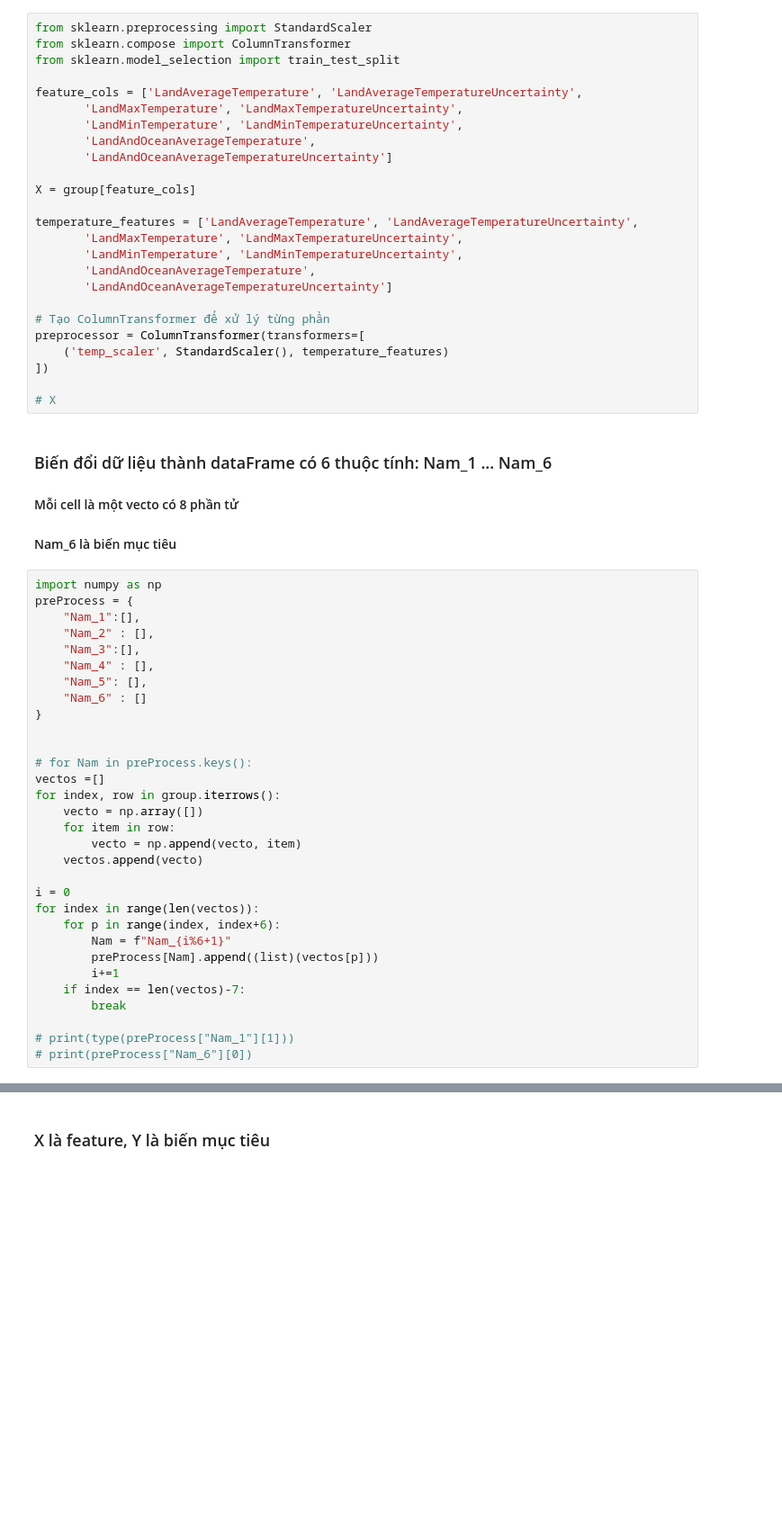
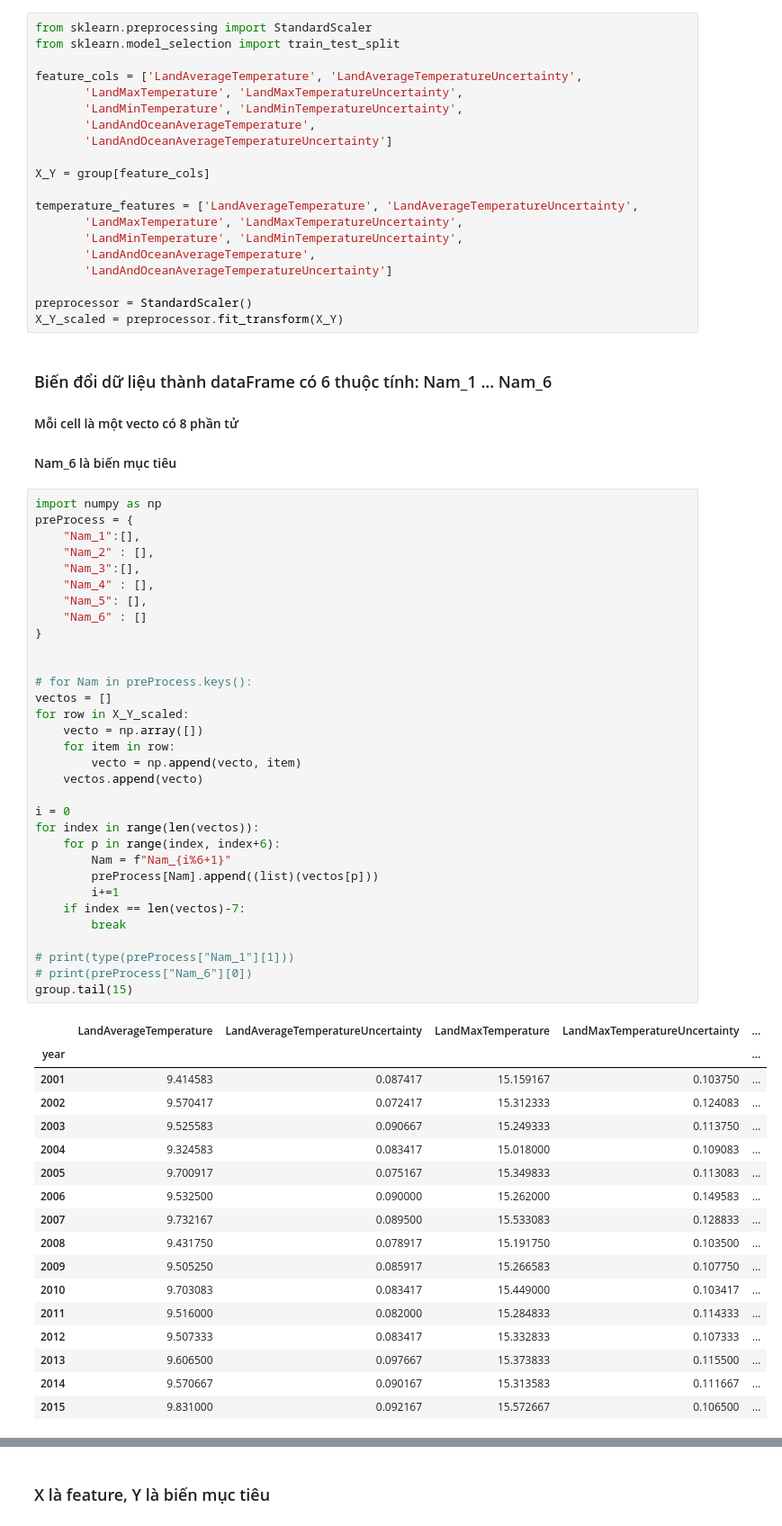
Before and after one commit to cloodei/planet, a Jupyter notebook: model/ptdl_planeheat.ipynb, the cells around one changed output, grey strips where cells are left out. Shown at 90% size. Drawn from its saved outputs; the diff is of its cells as text; blank space fills up the shorter version.

```diff
--- a/model/ptdl_planeheat.ipynb
+++ b/model/ptdl_planeheat.ipynb
@@ -60,7 +20,6 @@ group = df.groupby("year")[df.drop(columns="year").columns].mean()
 ### Chuẩn hóa dữ liệu bằng sklearn
 # %%
 from sklearn.preprocessing import StandardScaler
-from sklearn.compose import ColumnTransformer
 from sklearn.model_selection import train_test_split
 
 feature_cols = ['LandAverageTemperature', 'LandAverageTemperatureUncertainty',
@@ -69,7 +28,7 @@ feature_cols = ['LandAverageTemperature', 'LandAverageTemperatureUncertainty',
        'LandAndOceanAverageTemperature',
        'LandAndOceanAverageTemperatureUncertainty']
 
-X = group[feature_cols]
+X_Y = group[feature_cols]
 
 temperature_features = ['LandAverageTemperature', 'LandAverageTemperatureUncertainty',
        'LandMaxTemperature', 'LandMaxTemperatureUncertainty',
@@ -77,12 +36,8 @@ temperature_features = ['LandAverageTemperature', 'LandAverageTemperatureUncerta
        'LandAndOceanAverageTemperature',
        'LandAndOceanAverageTemperatureUncertainty']
 
-# Tạo ColumnTransformer để xử lý từng phần
-preprocessor = ColumnTransformer(transformers=[
-    ('temp_scaler', StandardScaler(), temperature_features)
-])
-
-# X
+preprocessor = StandardScaler()
+X_Y_scaled = preprocessor.fit_transform(X_Y)
 # %% [markdown]
 ### Biến đổi dữ liệu thành dataFrame có 6 thuộc tính: Nam_1 ... Nam_6
 #### Mỗi cell là một vecto có 8 phần tử
@@ -90,33 +45,52 @@ preprocessor = ColumnTransformer(transformers=[
 # %%
 import numpy as np
 preProcess = {
     "Nam_1":[],
     "Nam_2" : [],
     "Nam_3":[],
     "Nam_4" : [],
     "Nam_5": [],
     "Nam_6" : []
 }
 
 
 # for Nam in preProcess.keys():
-vectos =[]
-for index, row in group.iterrows():
+vectos = []
+for row in X_Y_scaled:
     vecto = np.array([])
     for item in row:
         vecto = np.append(vecto, item)
     vectos.append(vecto)
 
 i = 0
 for index in range(len(vectos)):
     for p in range(index, index+6):
         Nam = f"Nam_{i%6+1}"
         preProcess[Nam].append((list)(vectos[p]))
         i+=1
     if index == len(vectos)-7:
         break
 
 # print(type(preProcess["Nam_1"][1]))
 # print(preProcess["Nam_6"][0])
+group.tail(15)
+# %% [output]
+|  | LandAverageTemperature | LandAverageTemperatureUncertainty | LandMaxTemperature | LandMaxTemperatureUncertainty | ... |
+| year |  |  |  |  | ... |
+| 2001 | 9.414583 | 0.087417 | 15.159167 | 0.103750 | ... |
+| 2002 | 9.570417 | 0.072417 | 15.312333 | 0.124083 | ... |
+| 2003 | 9.525583 | 0.090667 | 15.249333 | 0.113750 | ... |
+| 2004 | 9.324583 | 0.083417 | 15.018000 | 0.109083 | ... |
+| 2005 | 9.700917 | 0.075167 | 15.349833 | 0.113083 | ... |
+| 2006 | 9.532500 | 0.090000 | 15.262000 | 0.149583 | ... |
+| 2007 | 9.732167 | 0.089500 | 15.533083 | 0.128833 | ... |
+| 2008 | 9.431750 | 0.078917 | 15.191750 | 0.103500 | ... |
+| 2009 | 9.505250 | 0.085917 | 15.266583 | 0.107750 | ... |
+| 2010 | 9.703083 | 0.083417 | 15.449000 | 0.103417 | ... |
+| 2011 | 9.516000 | 0.082000 | 15.284833 | 0.114333 | ... |
+| 2012 | 9.507333 | 0.083417 | 15.332833 | 0.107333 | ... |
+| 2013 | 9.606500 | 0.097667 | 15.373833 | 0.115500 | ... |
+| 2014 | 9.570667 | 0.090167 | 15.313583 | 0.111667 | ... |
+| 2015 | 9.831000 | 0.092167 | 15.572667 | 0.106500 | ... |
 # %%
 new_df = pd.DataFrame(preProcess)
```
Also changed, not shown: parts of 19 cells of this notebook, 5 other files.
